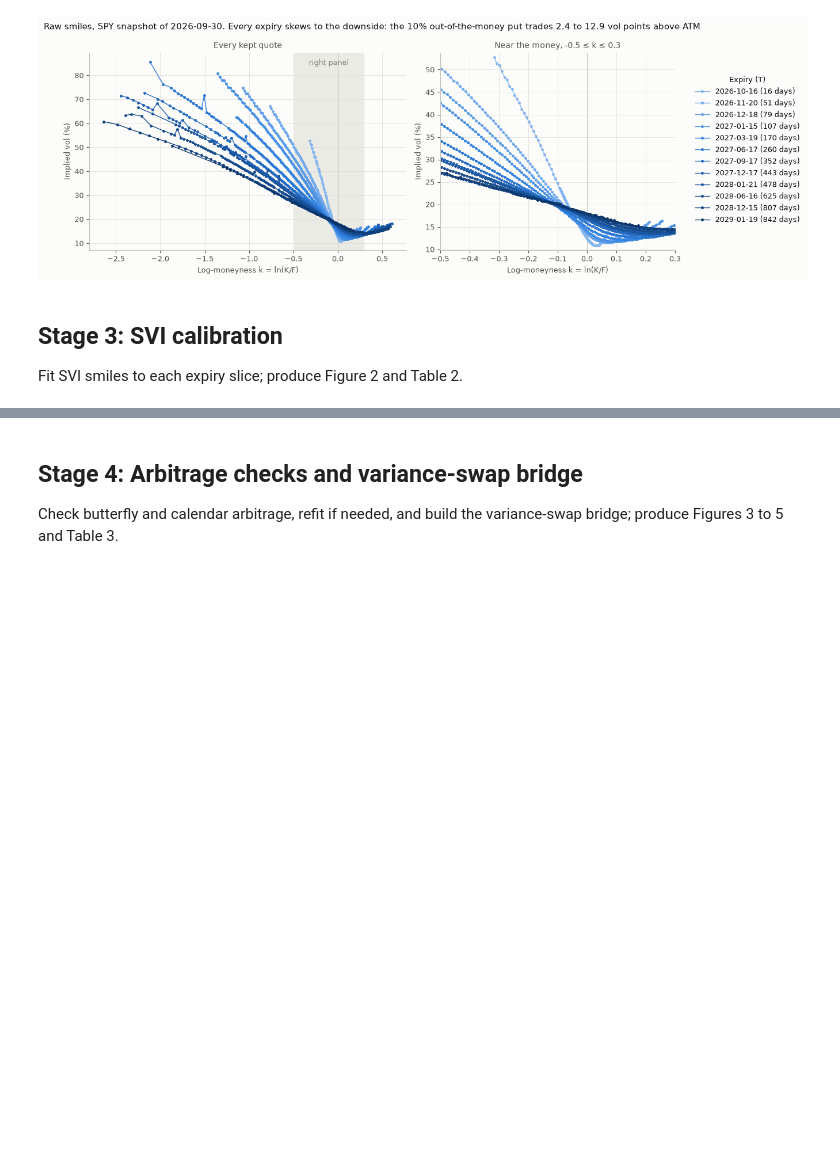
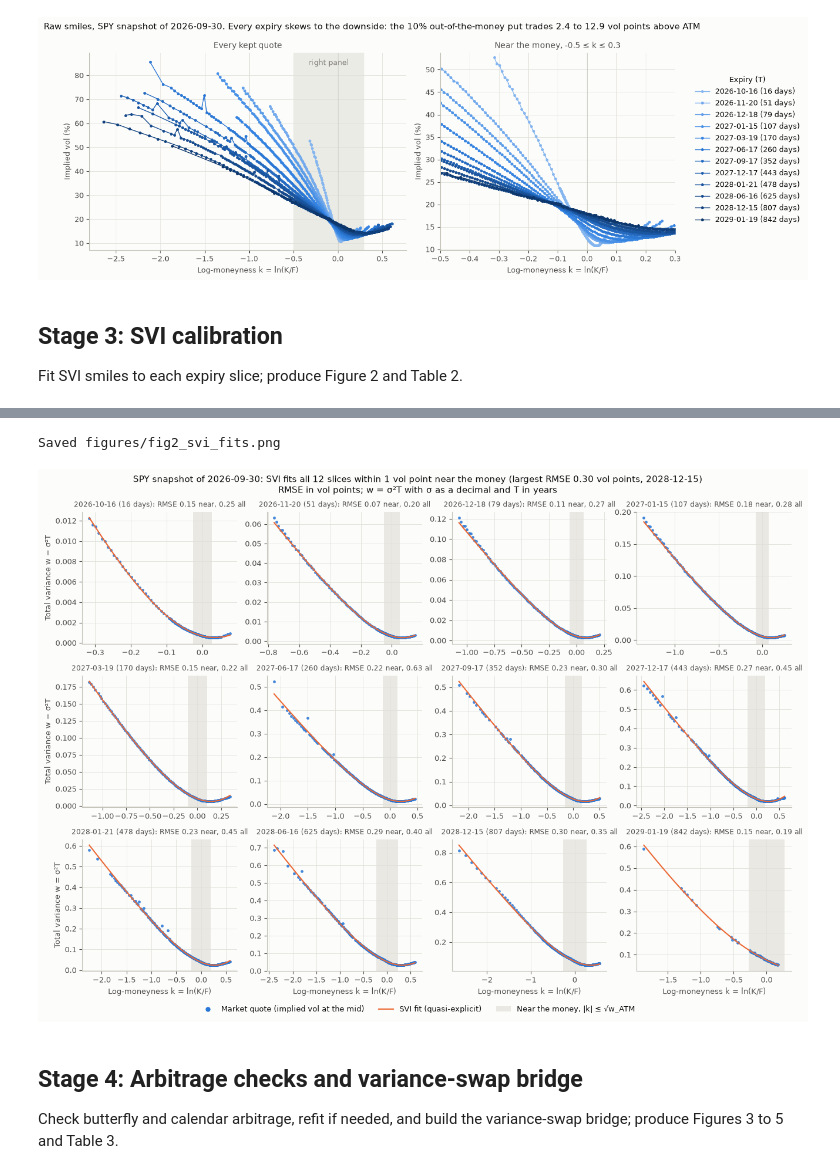
Before and after one commit to yogi-agarwal/vol-surface-delta-hedging, a Jupyter notebook: notebooks/analysis.ipynb, the cells around one changed output, grey strips where cells are left out. Drawn from its saved outputs; the diff is of its cells as text; code cells hidden in the pictures; blank space fills up the shorter version.

```diff
--- a/notebooks/analysis.ipynb
+++ b/notebooks/analysis.ipynb
@@ -1580,3 +1744,45 @@ Fit SVI smiles to each expiry slice; produce Figure 2 and Table 2.
+# %%
+from matplotlib.lines import Line2D
+
+from volsurf.svi import raw_svi
+
+fig, axes = plt.subplots(3, 4, figsize=(13, 9.2))
+for ax, (expiry, (k, w, T)) in zip(axes.flat, svi_slices.items()):
+    fit, err = fits[expiry], fit_errors[expiry]
+    grid = np.linspace(k.min(), k.max(), 400)
+    ax.axvspan(-err.band, err.band, color=GRID, alpha=0.7, lw=0, zorder=0)
+    ax.plot(k, w, ls="none", marker="o", ms=2.5, color=BLUE, alpha=0.8, zorder=2)
+    ax.plot(grid, raw_svi(grid, *fit[:5]), color=ORANGE, lw=1.5, zorder=3)
+    ax.set_title(f"{expiry:%Y-%m-%d} ({365 * T:.0f} days): RMSE {err.rmse_near:.2f} near, {err.rmse_all:.2f} all",
+                 color=INK_2, fontsize=8.5)
+for ax in axes[-1]:
+    ax.set_xlabel("Log-moneyness k = ln(K/F)")
+for ax in axes[:, 0]:
+    ax.set_ylabel("Total variance w = σ²T")
+handles = [
+    Line2D([], [], ls="none", marker="o", ms=5, color=BLUE, label="Market quote (implied vol at the mid)"),
+    Line2D([], [], color=ORANGE, lw=1.5, label="SVI fit (quasi-explicit)"),
+    plt.Rectangle((0, 0), 1, 1, color=GRID, alpha=0.7, lw=0, label="Near the money, |k| ≤ √w_ATM"),
+]
+fig.legend(handles=handles, loc="lower center", bbox_to_anchor=(0.5, -0.03), ncol=3)
+worst = near_rmse.idxmax()
+if above.empty:
+    finding = (
+        f"SVI fits all {len(fits)} slices within {NEAR_TARGET:.0f} vol point near the money "
+        f"(largest RMSE {near_rmse.max():.2f} vol points, {worst})"
+    )
+else:
+    finding = (
+        f"SVI fits {len(fits) - above.size} of {len(fits)} slices within {NEAR_TARGET:.0f} vol point near the money "
+        f"(largest RMSE {near_rmse.max():.2f} vol points, {worst})"
+    )
+fig.suptitle(f"SPY snapshot of {fetch.min():%Y-%m-%d}: {finding}\nRMSE in vol points; w = σ²T with σ as a decimal and T in years")
+fig.tight_layout()
+save(fig, "fig2_svi_fits.png")
+plt.show()
+# %% [output]
+Saved figures/fig2_svi_fits.png
+[figure, added]
 # %% [markdown]
 ## Stage 4: Arbitrage checks and variance-swap bridge
 
```
Also changed, not shown: parts of 5 cells of this notebook, 3 other files.
